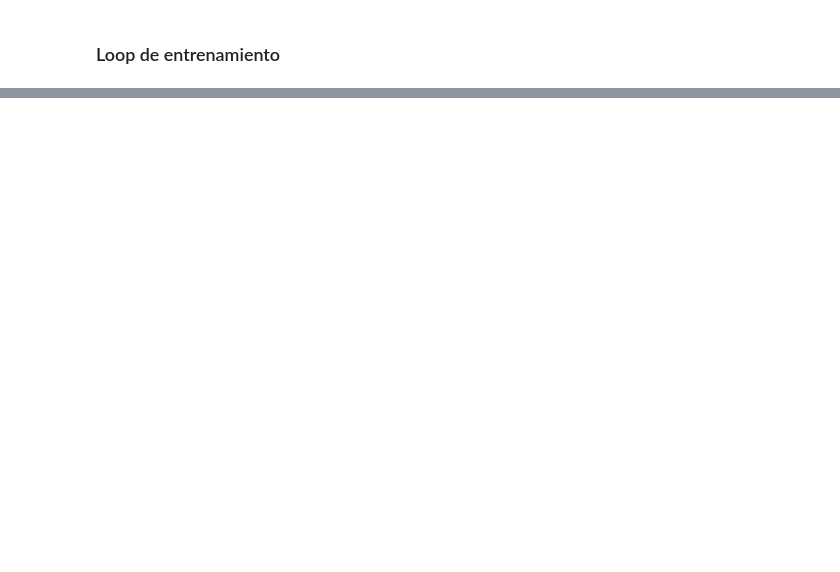
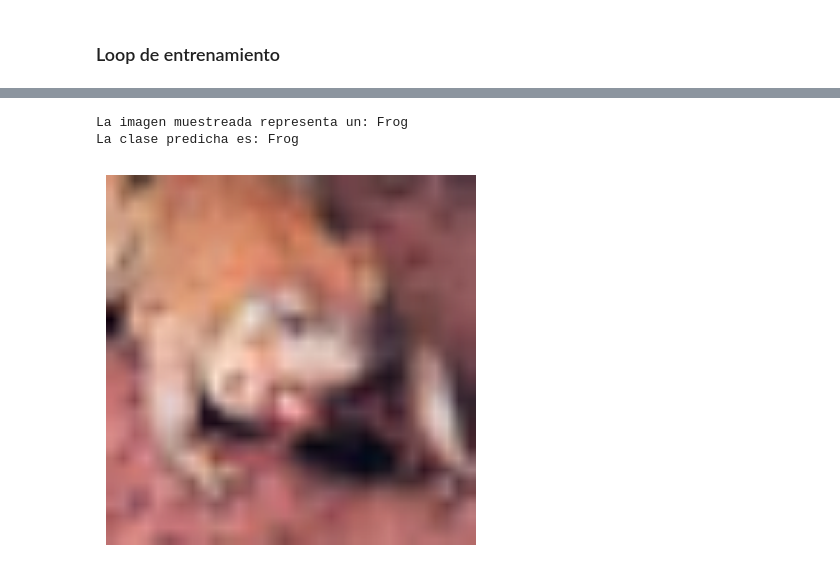
Before and after one commit to jgamero-ibrobotics/trabajo-pic, a Jupyter notebook: TransferLearning.ipynb, the cells around one changed output, grey strips where cells are left out. Drawn from its saved outputs; the diff is of its cells as text; code cells hidden in the pictures; blank space fills up the shorter version.

```diff
--- a/TransferLearning.ipynb
+++ b/TransferLearning.ipynb
@@ -207,0 +281,12 @@ test(model1, test_loader)
+# %%
+rnd_sample_idx = np.random.randint(len(test_loader))
+print(f'La imagen muestreada representa un: {classes[test_loader.dataset[rnd_sample_idx][1]]}')
+image = test_loader.dataset[rnd_sample_idx][0]
+image = (image - image.min()) / (image.max() -image.min() )
+scores = model1(image.unsqueeze(0))
+print(f'La clase predicha es: {classes[scores.argmax()]}')
+plot_figure(image)
+# %% [output]
+La imagen muestreada representa un: Frog
+La clase predicha es: Frog
+[figure, added]
```
Also changed, not shown: parts of 10 cells of this notebook.
